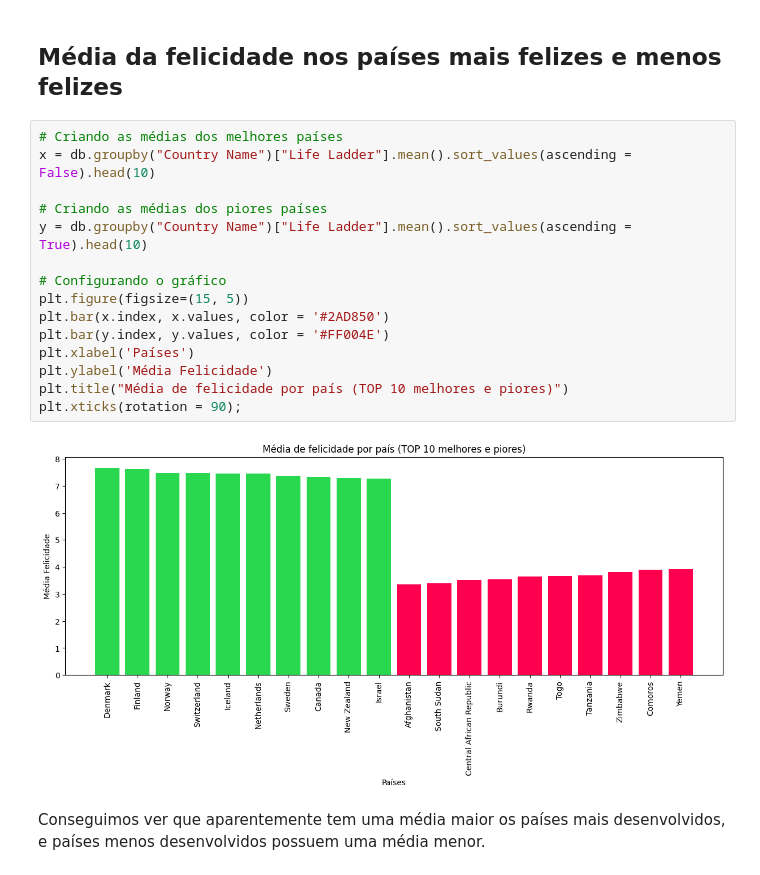
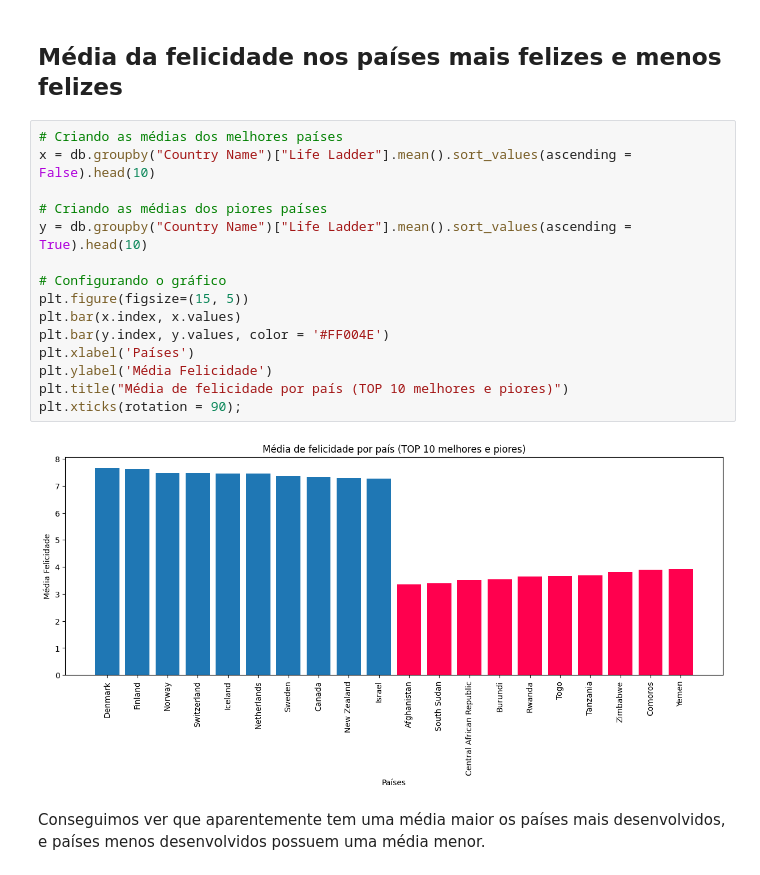
Before and after one commit to grwgabriel/Analise-Descritiva-Felicidade-Mundial, a Jupyter notebook: Projeto_Análise_Felicidade_Mundial.ipynb, the cells around one changed output. Drawn from its saved outputs; the diff is of its cells as text.

```diff
--- a/Projeto_Análise_Felicidade_Mundial.ipynb
+++ b/Projeto_Análise_Felicidade_Mundial.ipynb
@@ -232,20 +233,20 @@ Analisando a média de felicidade por ano não conseguimos chegar a muitas concl
 # %%
 # Criando as médias dos melhores países
 x = db.groupby("Country Name")["Life Ladder"].mean().sort_values(ascending = False).head(10)
 
 # Criando as médias dos piores países
 y = db.groupby("Country Name")["Life Ladder"].mean().sort_values(ascending = True).head(10)
 
 # Configurando o gráfico
 plt.figure(figsize=(15, 5))
-plt.bar(x.index, x.values, color = '#2AD850')
+plt.bar(x.index, x.values)
 plt.bar(y.index, y.values, color = '#FF004E')
 plt.xlabel('Países')
 plt.ylabel('Média Felicidade')
 plt.title("Média de felicidade por país (TOP 10 melhores e piores)")
 plt.xticks(rotation = 90);
 # %% [output]
-[figure, old version]
+[figure, new version]
 # %% [markdown]
 Conseguimos ver que aparentemente tem uma média maior os países mais desenvolvidos, e países menos desenvolvidos possuem uma média menor.
 # %% [markdown]
```
Also changed, not shown: parts of 16 cells of this notebook.
